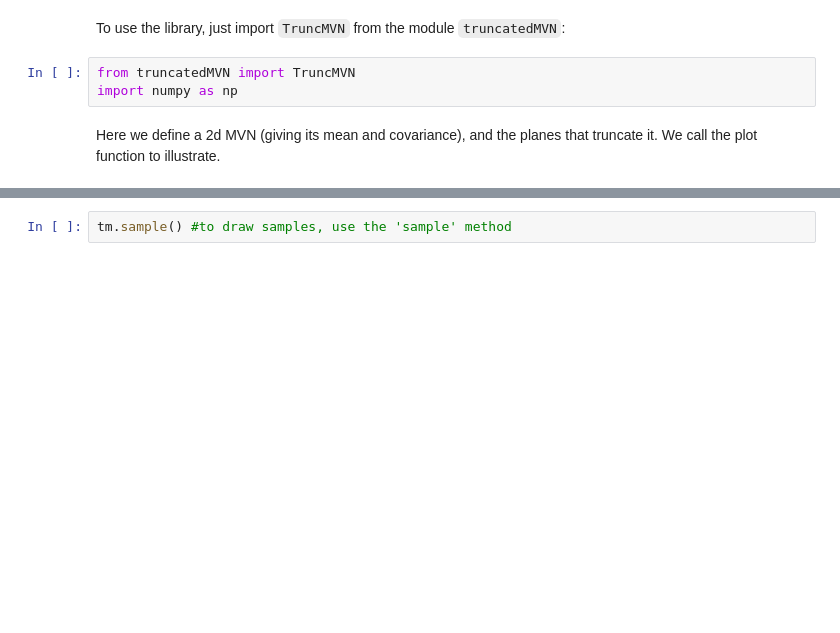
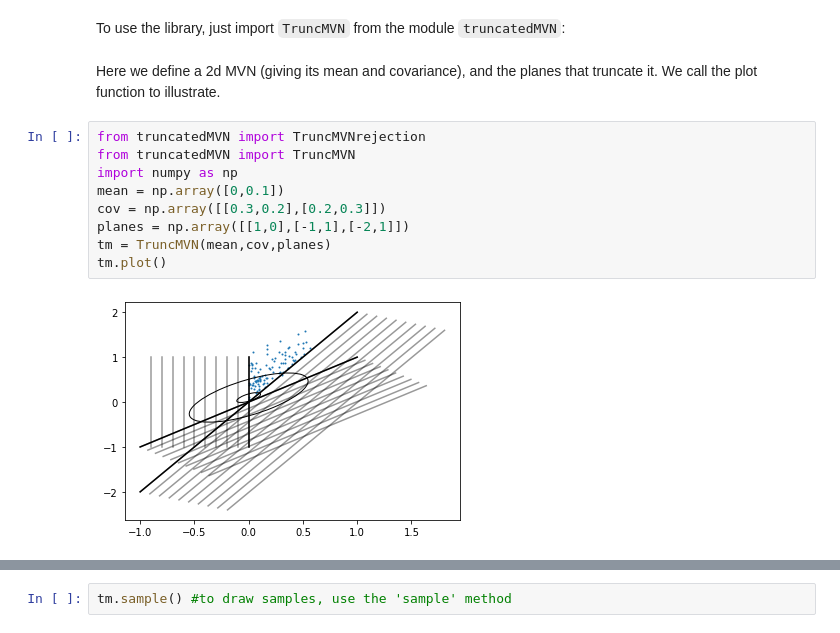
Before and after one commit to lionfish0/truncatedMVN, a Jupyter notebook: jupyter/Demo.ipynb, the cells around one changed output, grey strips where cells are left out. Cells and saved outputs as stored; diff of their text form; blank space fills up the shorter version.

```diff
--- a/jupyter/Demo.ipynb
+++ b/jupyter/Demo.ipynb
@@ -1,10 +1,18 @@
 # %% [markdown]
 To use the library, just import `TruncMVN` from the module `truncatedMVN`:
-# %%
-from truncatedMVN import TruncMVN
-import numpy as np
 # %% [markdown]
 Here we define a 2d MVN (giving its mean and covariance), and the planes that truncate it. We call the plot function to illustrate.
+# %%
+from truncatedMVN import TruncMVNrejection
+from truncatedMVN import TruncMVN
+import numpy as np
+mean = np.array([0,0.1])
+cov = np.array([[0.3,0.2],[0.2,0.3]])
+planes = np.array([[1,0],[-1,1],[-2,1]])
+tm = TruncMVN(mean,cov,planes)
+tm.plot()
+# %% [output]
+[figure, added]
 # %%
 mean = np.array([0,0.1])
 cov = np.array([[0.3,0.2],[0.2,0.3]])
```
Also changed, not shown: parts of 1 cell of this notebook, 2 other files.
